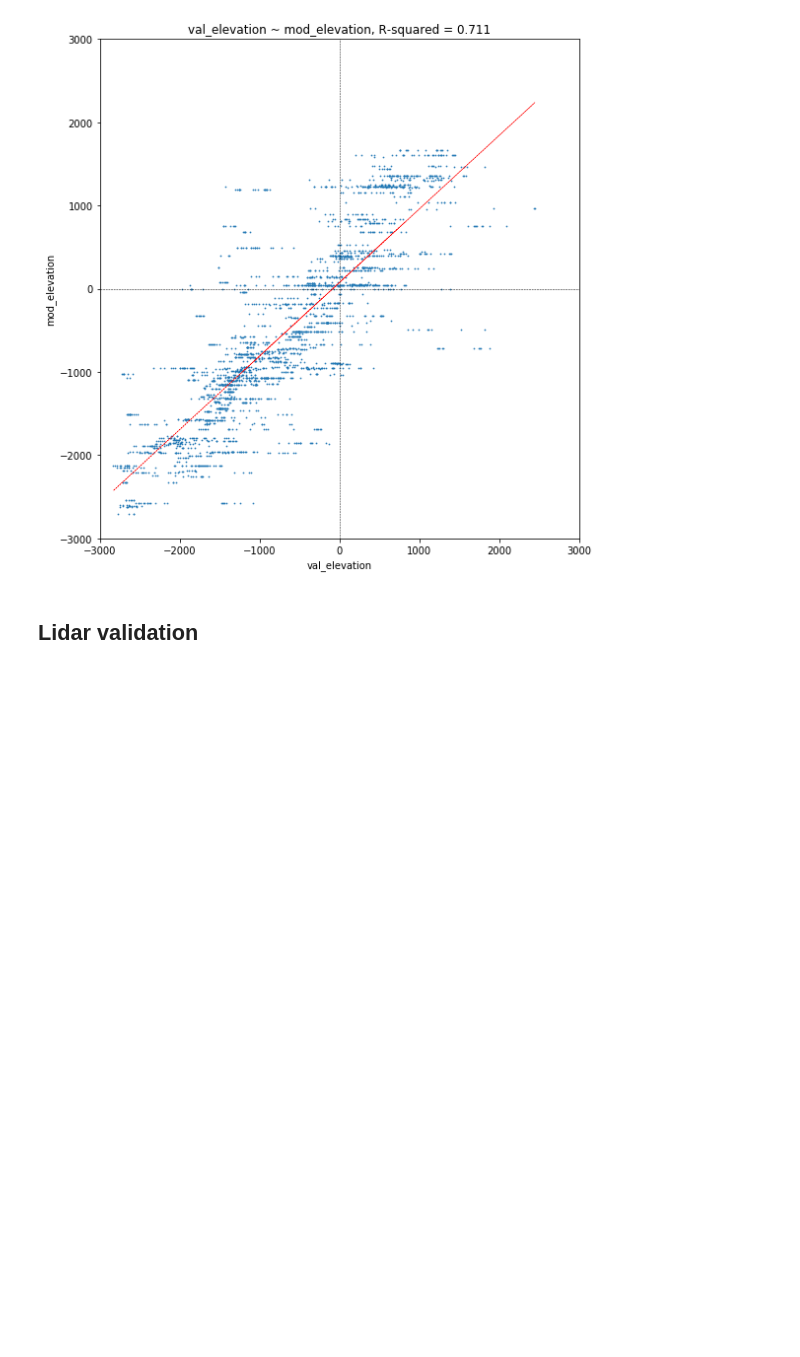
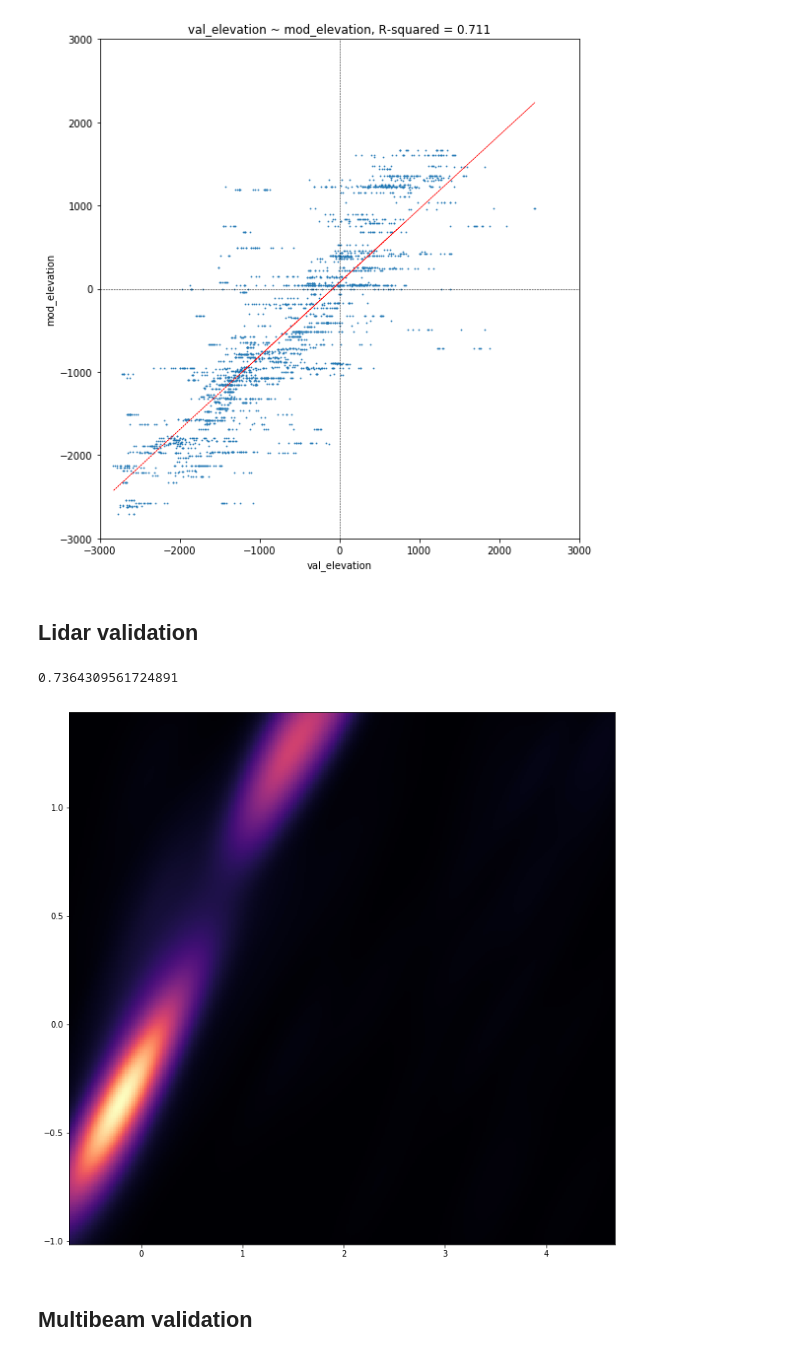
Before and after one commit to robbibt/nidem_visualisations, a Jupyter notebook: IntertidalDEM.ipynb, the cells around one changed output. Cells and saved outputs as stored; diff of their text form; code cells hidden in the pictures; blank space fills up the shorter version.

Commit message:
First commit of uncleaned validation code

```diff
--- a/IntertidalDEM.ipynb
+++ b/IntertidalDEM.ipynb
@@ -377,3 +417,79 @@ Importing NIDEM_dem_33.tif from file
 [figure]
 # %% [markdown]
 ## Lidar validation
+# %%
+from pyproj import Proj, transform
+from scipy.stats import kde
+
+study_area_dict = {'Gladstone': 269, 'Whitsunday': 48}
+
+out_list = list()
+
+for key, value in study_area_dict.items():
+
+    # Import Intertidal DEM data
+    nidem_ds = gdal.Open(glob.glob("output_data/dem/NIDEM_dem_{}.tif".format(value))[0])
+    nidem_array = nidem_ds.GetRasterBand(1).ReadAsArray()
+
+    # Import data
+    points_df = pd.read_csv('output_data/validation/output_points_{}.csv'.format(key))
+#     points_df = points_df[points_df.point_z < 2]
+    points_df = points_df.sample(n = 5000)
+
+    # Convert lat-lon to X and Y Australian Albers coords
+    x, y = transform(p1=Proj(init='EPSG:4326'), p2=Proj(init="EPSG:3577"),
+                     x=points_df['point_lon'].values, y=points_df['point_lat'].values)
+    val_df = pd.DataFrame({'x': x, 'y': y, 'elevation': points_df.point_z})
+
+    # Now back to new indexes
+    x_ind, y_ind = coords_to_indices(x_coords=val_df.x, y_coords=val_df.y,
+                                     input_raster="output_data/dem/NIDEM_dem_{}.tif".format(value))
+
+    # Extract values
+    val_df['nidem'] = nidem_array[y_ind, x_ind] / 1000.0
+    out_list.append(val_df)
+
+# Combine outputs
+val_df = pd.concat(out_list)
+val_df = val_df.dropna()
+
+# Evaluate a gaussian kde on a regular grid of nbins x nbins over data extents
+nbins=300
+xx = val_df["elevation"]
+yy = val_df["nidem"]
+k = kde.gaussian_kde([xx,yy])
+xi, yi = np.mgrid[xx.min():xx.max():nbins*1j, yy.min():yy.max():nbins*1j]
+zi = k(np.vstack([xi.flatten(), yi.flatten()]))
+zi = np.power(zi, 0.67)
+
+# Plot output x-y scatter plot
+fig, ax = plt.subplots(figsize = (12, 12))
+ax.pcolormesh(xi, yi, zi.reshape(xi.shape), cmap = "magma")
+sm.ols(formula = "elevation~nidem", data = val_df).fit().rsquared
+
+
+# Read in lidar points
+# Convert to indices (wrap in function?)
+# Index out NIDEM array to keep areas with points
+# Randomly sample within this area
+# Extract data from both NIDEM and LIDAR DEM for each point
+# Compare and plot
+
+# Use indices to extract area of array for sampling
+# point_array = np.zeros(nidem_array.shape)
+# point_array[y_ind, x_ind] = 1
+# # plt.imshow(point_array)
+
+
+# # Export mask to geotiff
+# array_to_geotiff(fname = "test.tif",
+#                  data = point_array,
+#                  geo_transform = nidem_geotrans,
+#                  projection = nidem_prj,
+#                  nodata_val = np.nan,
+#                  dtype=gdal.GDT_Byte)
+# %% [output]
+0.7364309561724891
+[figure, added]
+# %% [markdown]
+## Multibeam validation
```
Also changed, not shown: parts of 4 cells of this notebook, 1 other file.
